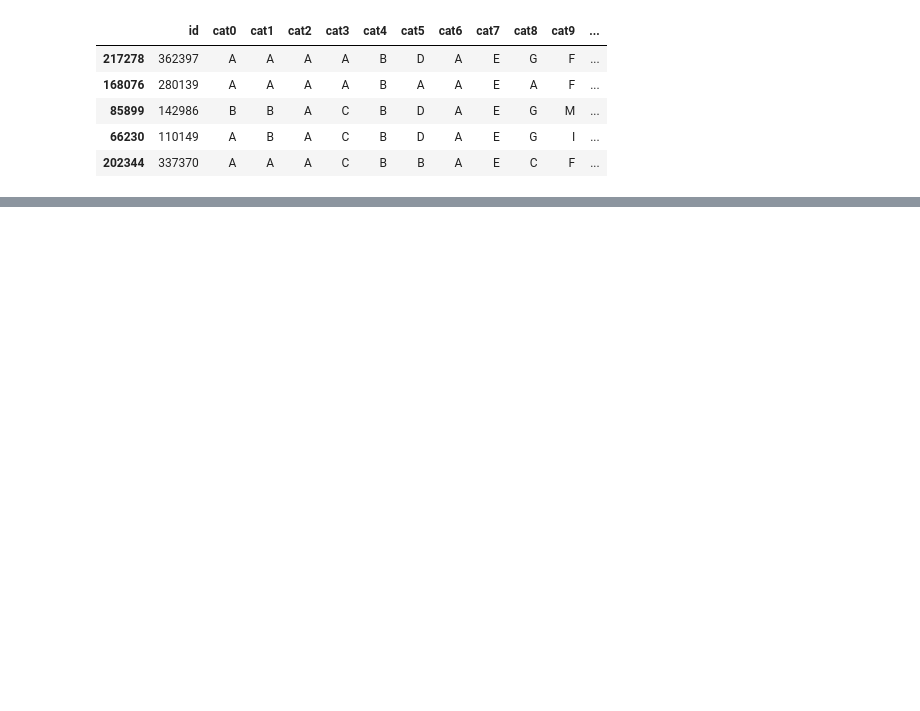
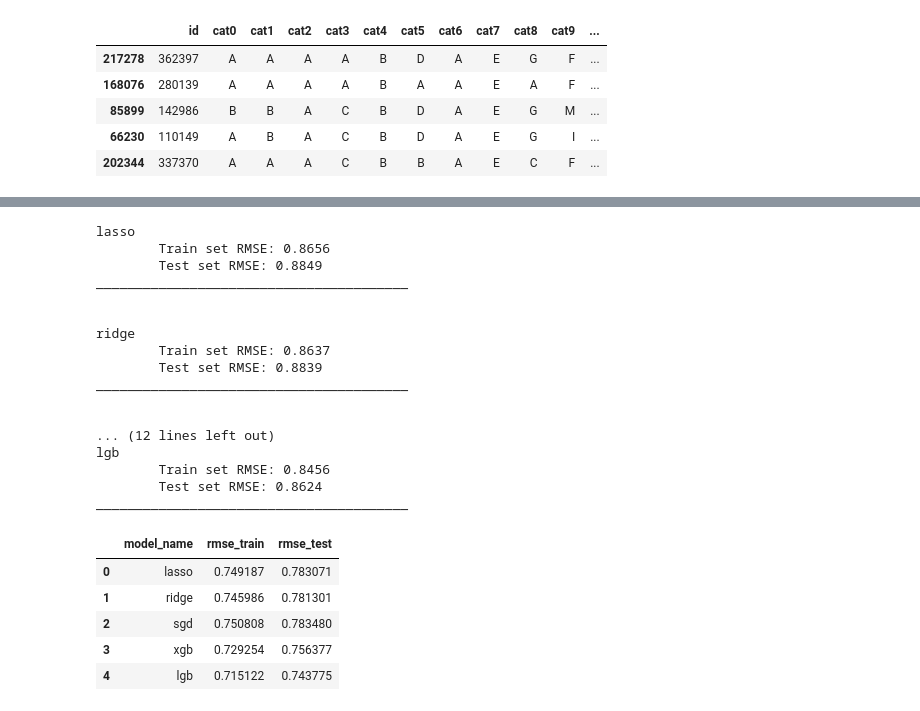
Before and after one commit to lucabasa/kaggle_competitions, a Jupyter notebook: tabular_playground/february/03_simple_model_sel.ipynb, the cells around one changed output, grey strips where cells are left out. Saved outputs shown, nothing was run; the diff lists cells and outputs as text; code cells hidden in the pictures; blank space fills up the shorter version.

```diff
--- a/tabular_playground/february/03_simple_model_sel.ipynb
+++ b/tabular_playground/february/03_simple_model_sel.ipynb
@@ -141,0 +145,68 @@ forest
+# %%
+models = [('lasso', Lasso(alpha=0.01)), ('ridge', Ridge()), ('sgd', SGDRegressor()),
+          ('xgb', xgb.XGBRegressor(n_estimators=200, objective='reg:squarederror', n_jobs=5)),
+          ('lgb', lgb.LGBMRegressor(n_estimators=200, n_jobs=5))]
+
+mod_name = []
+rmse_train = []
+rmse_test = []
+
+folds = KFold(5, shuffle=True, random_state=541)
+
+warnings.filterwarnings("ignore",
+                        message="The dummies in this set do not match the ones in the train set, we corrected the issue.")
+
+for model in models:
+
+    train = train_set.copy()
+    test = test_set.copy()
+    print(model[0])
+    mod_name.append(model[0])
+
+    pipe = [('processing', full_pipe)] + [model]
+
+    model_pipe = Pipeline(pipe)
+
+    inf_preds = tml.cv_score(data=train, target=y, cv=folds, estimator=model_pipe)
+
+    model_pipe.fit(train, y)  # refit on full train set
+
+    preds = model_pipe.predict(test)
+
+    rmse_train.append(mean_squared_error(y, inf_preds))
+    rmse_test.append(mean_squared_error(y_test, preds))
+
+    print(f'\tTrain set RMSE: {round(np.sqrt(mean_squared_error(y, inf_preds)), 4)}')
+    print(f'\tTest set RMSE: {round(np.sqrt(mean_squared_error(y_test, preds)), 4)}')
+
+    print('_'*40)
+    print('\n')
+
+results = pd.DataFrame({'model_name': mod_name,
+                        'rmse_train': rmse_train, 'rmse_test': rmse_test})
+
+results
+# %% [output]
+lasso
+        Train set RMSE: 0.8656
+        Test set RMSE: 0.8849
+________________________________________
+
+
+ridge
+        Train set RMSE: 0.8637
+        Test set RMSE: 0.8839
+________________________________________
+
+
+... (12 lines left out)
+lgb
+        Train set RMSE: 0.8456
+        Test set RMSE: 0.8624
+________________________________________
+|  | model_name | rmse_train | rmse_test |
+| 0 | lasso | 0.749187 | 0.783071 |
+| 1 | ridge | 0.745986 | 0.781301 |
+| 2 | sgd | 0.750808 | 0.783480 |
+| 3 | xgb | 0.729254 | 0.756377 |
+| 4 | lgb | 0.715122 | 0.743775 |
```
Also changed, not shown: parts of 6 cells of this notebook, 4 other files.
